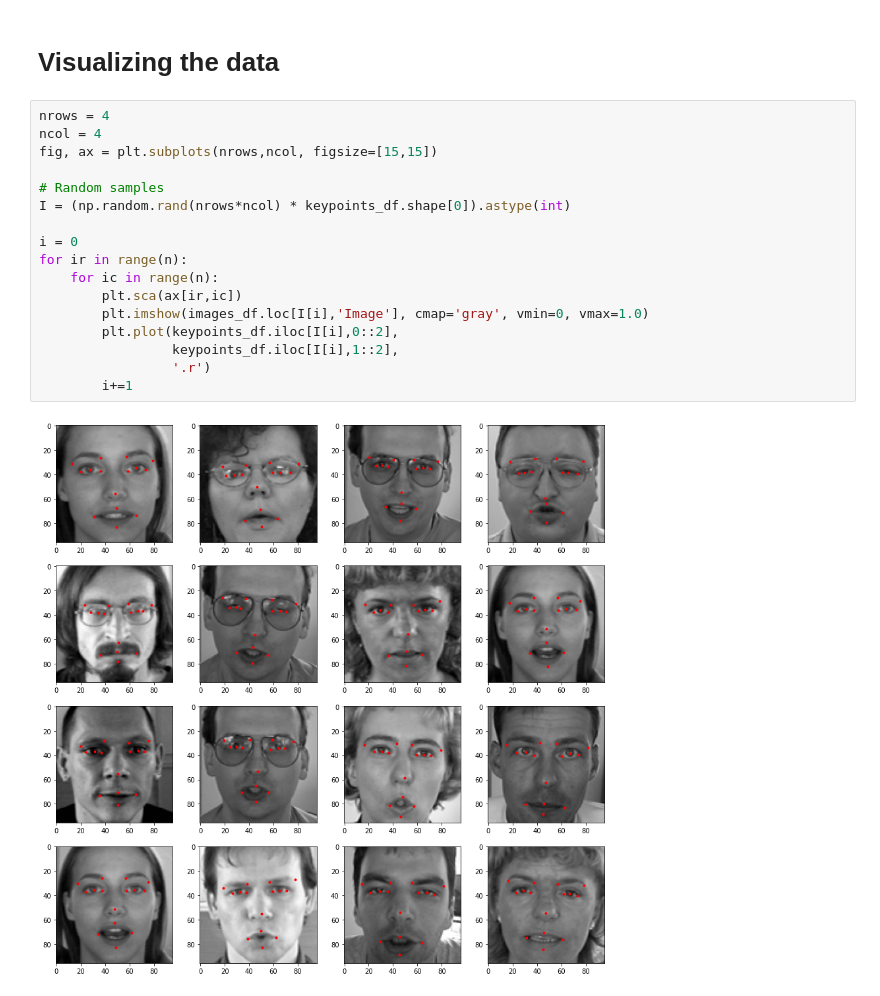
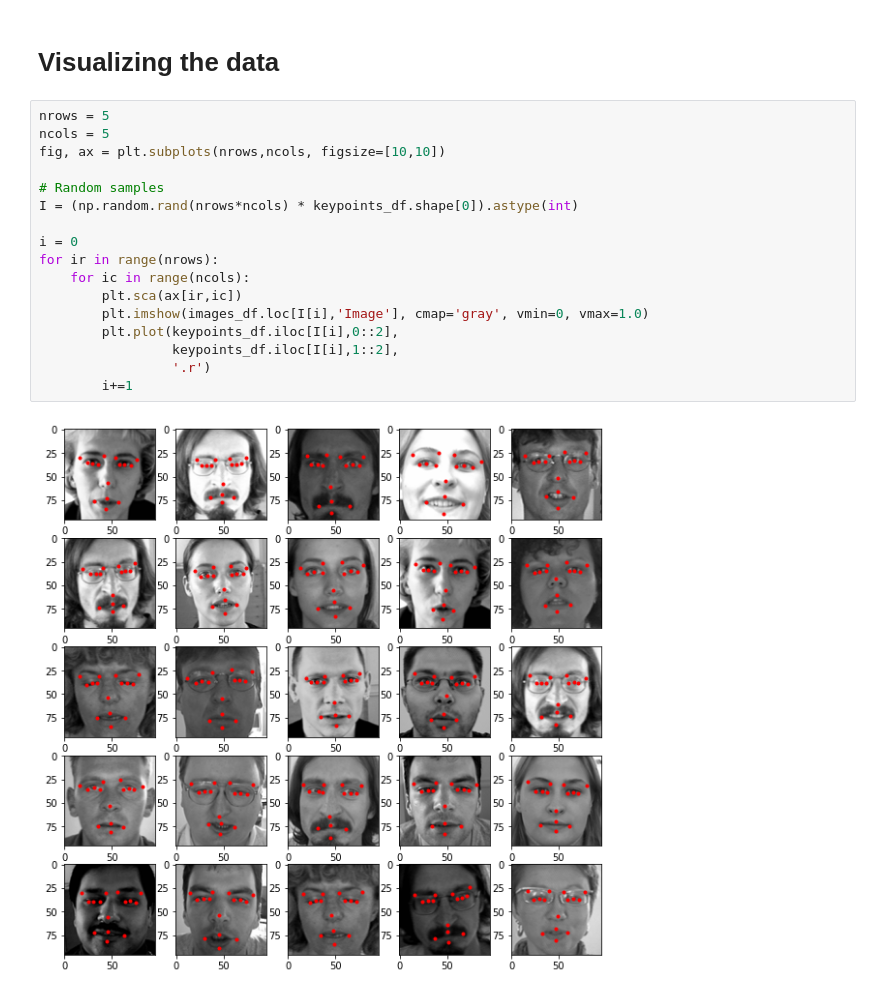
Before and after one commit to abauville/Kaggle_facial_keypoints, a Jupyter notebook: Facial_keypoints.ipynb, the cells around one changed output. Cells and saved outputs as stored; diff of their text form.

```diff
--- a/Facial_keypoints.ipynb
+++ b/Facial_keypoints.ipynb
@@ -142,21 +144,21 @@ There are 7049 rows in the dataset. Each row describes the keypoints related to
 # %% [markdown]
 # Visualizing the data
 # %%
-nrows = 4
-ncol = 4
-fig, ax = plt.subplots(nrows,ncol, figsize=[15,15])
+nrows = 5
+ncols = 5
+fig, ax = plt.subplots(nrows,ncols, figsize=[10,10])
 
 # Random samples
-I = (np.random.rand(nrows*ncol) * keypoints_df.shape[0]).astype(int)
+I = (np.random.rand(nrows*ncols) * keypoints_df.shape[0]).astype(int)
 
 i = 0
-for ir in range(n):
-    for ic in range(n):
+for ir in range(nrows):
+    for ic in range(ncols):
         plt.sca(ax[ir,ic])
         plt.imshow(images_df.loc[I[i],'Image'], cmap='gray', vmin=0, vmax=1.0)
         plt.plot(keypoints_df.iloc[I[i],0::2],
                  keypoints_df.iloc[I[i],1::2],
                  '.r')
         i+=1
 # %% [output]
-[figure, old version]
+[figure, new version]
```
Also changed, not shown: parts of 34 cells of this notebook.
